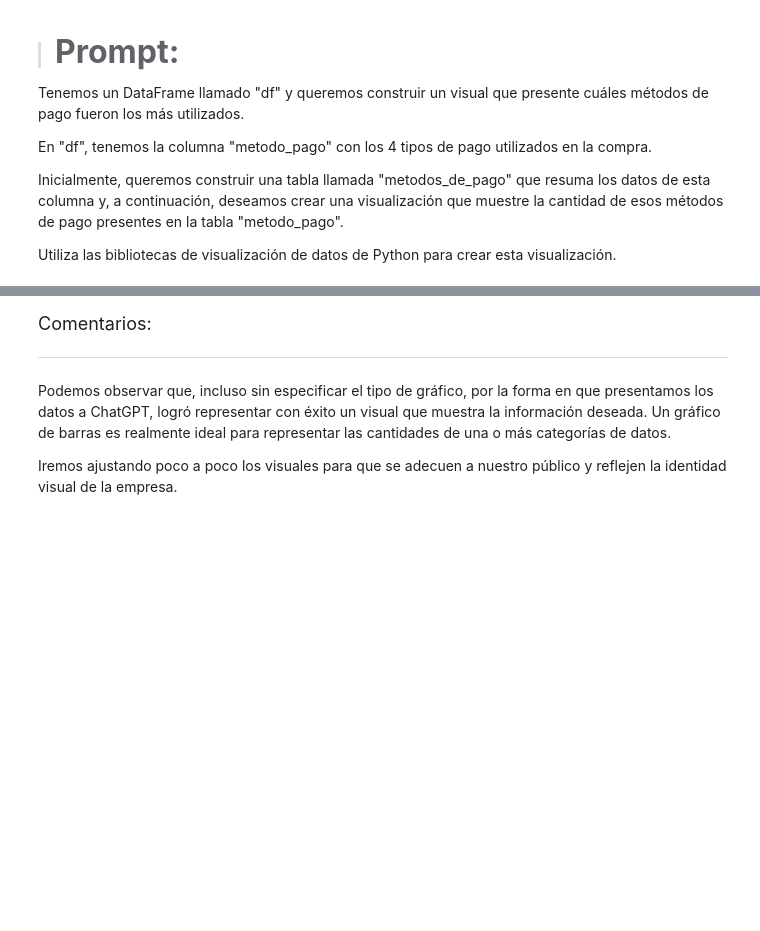
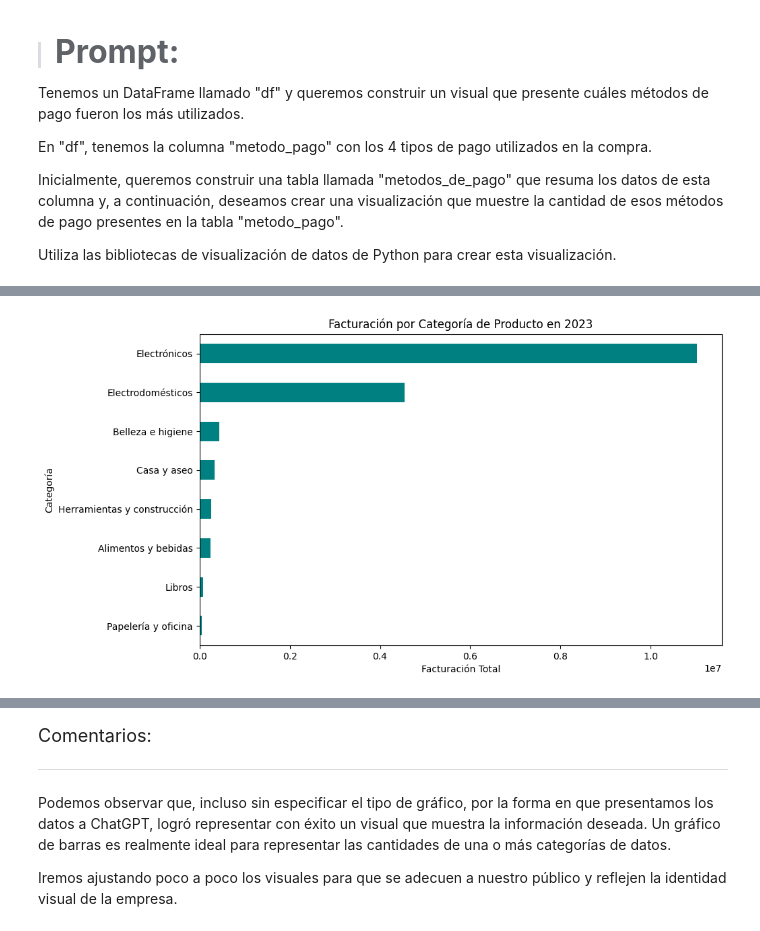
Before and after one commit to AcheBe1/la_IA_en_ciencia_de_datos, a Jupyter notebook: IA_aplicada_a_ciencia_de_datos.ipynb, the cells around one changed output, grey strips where cells are left out. Cells and saved outputs as stored; diff of their text form; code cells hidden in the pictures; blank space fills up the shorter version.

```diff
--- a/IA_aplicada_a_ciencia_de_datos.ipynb
+++ b/IA_aplicada_a_ciencia_de_datos.ipynb
@@ -517,0 +536,13 @@ Utiliza las bibliotecas de visualización de datos de Python para crear esta vis
+# %%
+# Agrupamos por categoría y sumamos ingreso total
+facturacion_categoria = df.groupby('categoria')['ingreso_total'].sum().sort_values(ascending=False)
+
+# Gráfico
+facturacion_categoria.plot(kind='barh', figsize=(10,6), color='teal')
+plt.title('Facturación por Categoría de Producto en 2023')
+plt.xlabel('Facturación Total')
+plt.ylabel('Categoría')
+plt.gca().invert_yaxis()
+plt.show()
+# %% [output]
+[figure, added]
```
Also changed, not shown: parts of 6 cells of this notebook.
